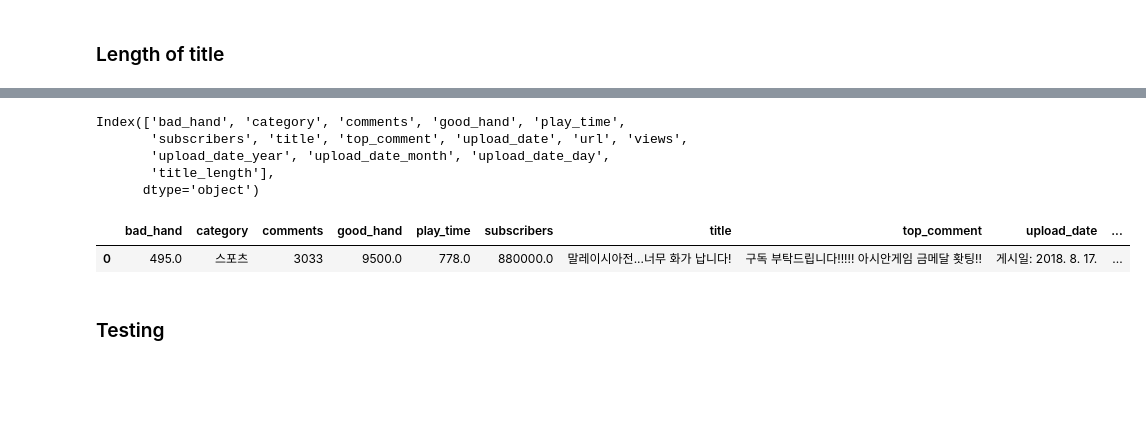
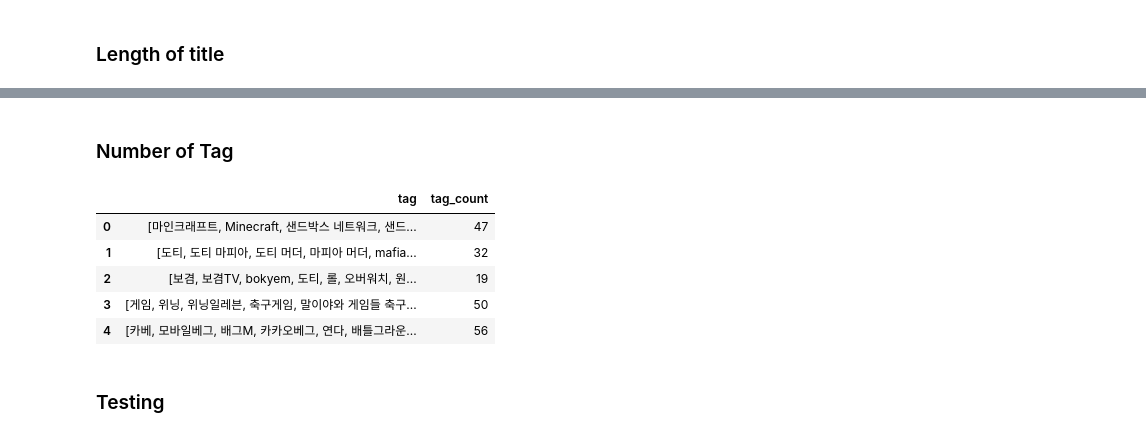
Before and after one commit to daesookimds/YouTube-Video-Hits-Prediction, a Jupyter notebook: Data preprocessing.ipynb, the cells around one changed output, grey strips where cells are left out. Drawn from its saved outputs; the diff is of its cells as text; code cells hidden in the pictures; blank space fills up the shorter version.

```diff
--- a/Data preprocessing.ipynb
+++ b/Data preprocessing.ipynb
@@ -81,3 +237,3 @@ train[train["good_hand"]=='좋아요'].head(1)
 # %%
-train["good_hand"] = train["good_hand"].apply(hand_clear)
+train["like"] = train["like"].apply(hand_clear)
 # %%
@@ -204,17 +329,27 @@ train["title_length"].head()
 Name: title_length, dtype: int64
-# %%
-train.columns
-# %% [output]
-Index(['bad_hand', 'category', 'comments', 'good_hand', 'play_time',
-       'subscribers', 'title', 'top_comment', 'upload_date', 'url', 'views',
-       'upload_date_year', 'upload_date_month', 'upload_date_day',
-       'title_length'],
-      dtype='object')
+# %% [markdown]
+### Number of Tag
+# %%
+import ast
+
+def tag_list(x):
+    return ast.literal_eval(x)
+
+def tag_count(x):
+    return len(x)
+# %%
+train["tag"] = train["tag"].apply(tag_list)
+# %%
+train["tag_count"] = train["tag"].apply(tag_count)
 # %%
-train.head(1)
+train[["tag", "tag_count"]].head()
 # %% [output]
-|  | bad_hand | category | comments | good_hand | play_time | subscribers | title | top_comment | upload_date | ... |
-| 0 | 495.0 | 스포츠 | 3033 | 9500.0 | 778.0 | 880000.0 | 말레이시아전...너무 화가 납니다! | 구독 부탁드립니다!!!!! 아시안게임 금메달 홧팅!! | 게시일: 2018. 8. 17. | ... |
+|  | tag | tag_count |
+| 0 | [마인크래프트, Minecraft, 샌드박스 네트워크, 샌드... | 47 |
+| 1 | [도티, 도티 마피아, 도티 머더, 마피아 머더, mafia... | 32 |
+| 2 | [보겸, 보겸TV, bokyem, 도티, 롤, 오버워치, 원... | 19 |
+| 3 | [게임, 위닝, 위닝일레븐, 축구게임, 말이야와 게임들 축구... | 50 |
+| 4 | [카베, 모바일베그, 배그M, 카카오베그, 연다, 배틀그라운... | 56 |
 # %% [markdown]
 ### Testing
 # %%
```
Also changed, not shown: parts of 54 cells of this notebook.
